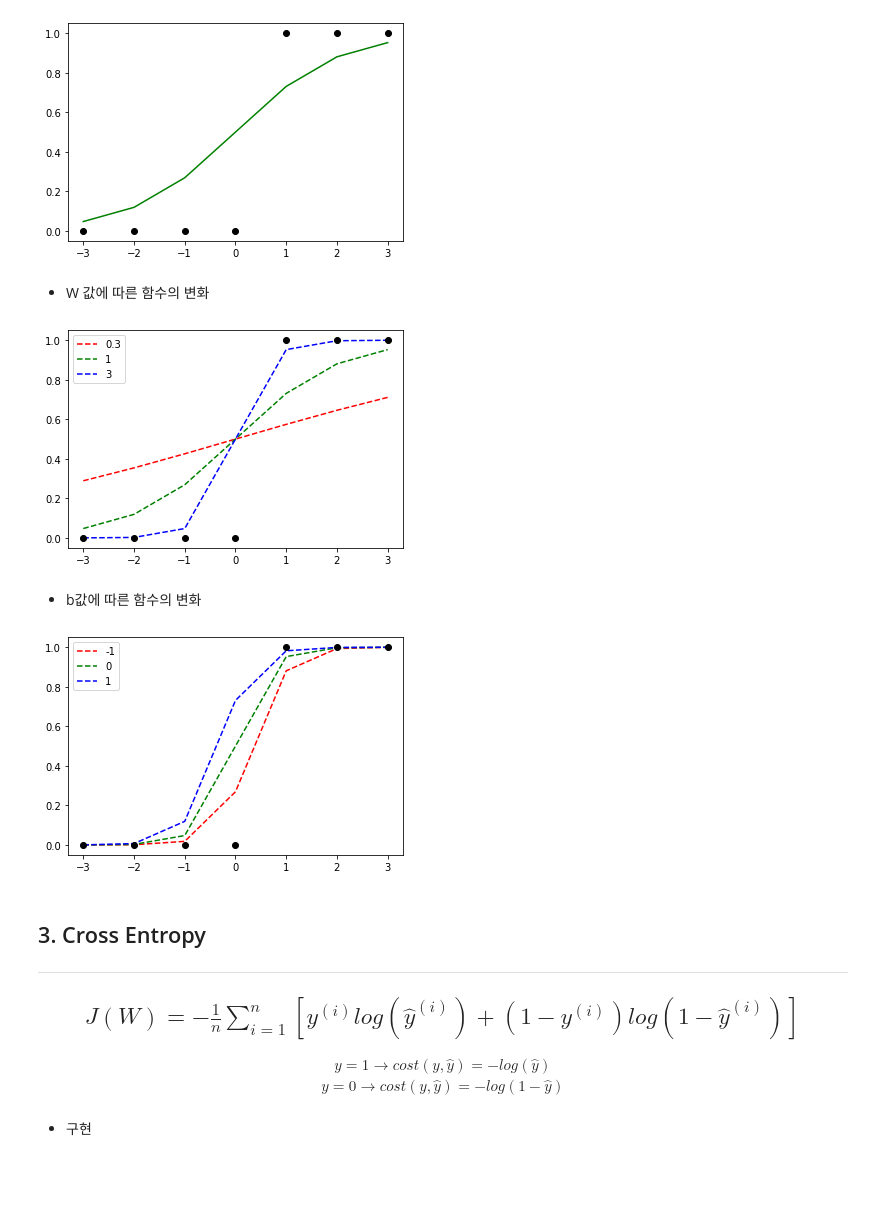
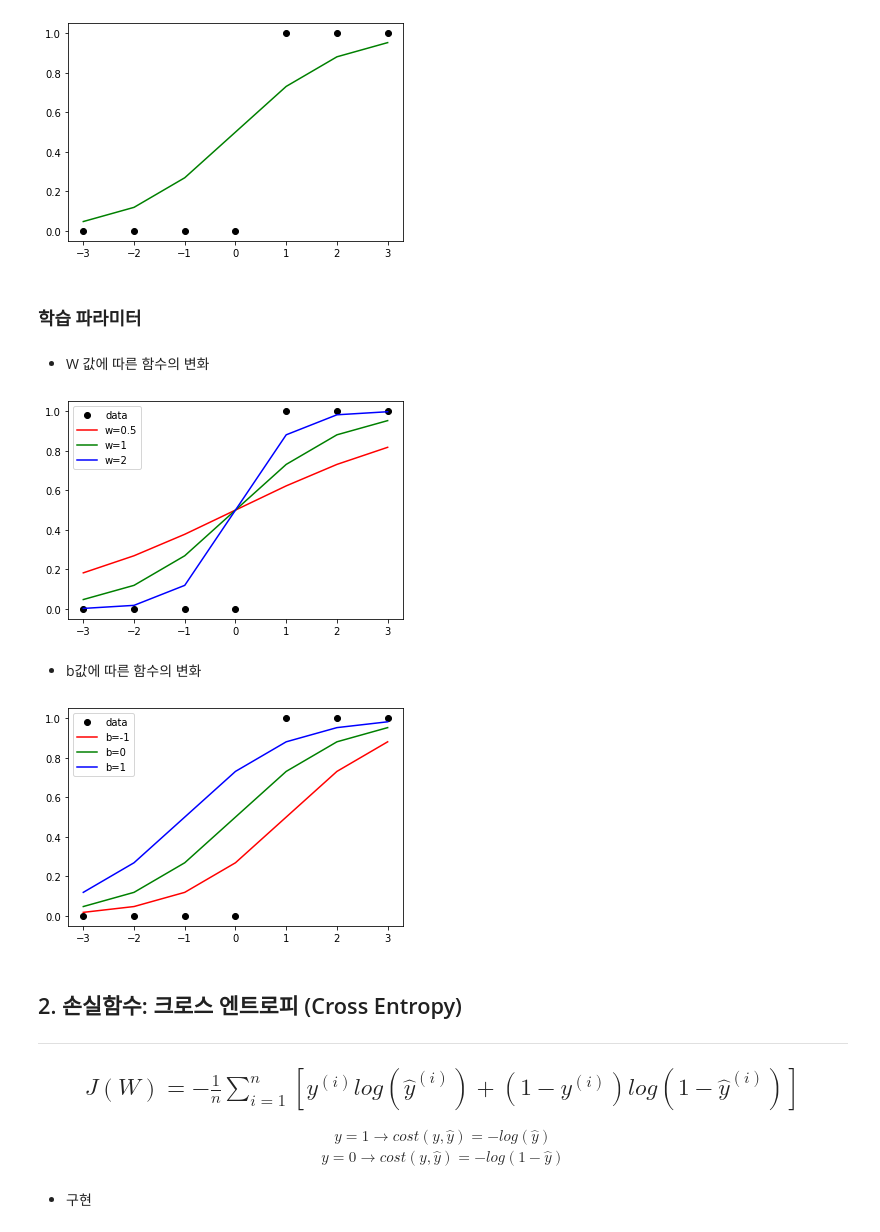
Before and after one commit to josooik/Lecture_deeplearning_basic, a Jupyter notebook: LogisticRegression.ipynb, the cells around one changed output. Saved outputs shown, nothing was run; the diff lists cells and outputs as text; code cells hidden in the pictures; blank space fills up the shorter version.

```diff
--- a/LogisticRegression.ipynb
+++ b/LogisticRegression.ipynb
@@ -45,3 +59,3 @@ plt.plot(x, y)
 # %%
-def regression(x, w=1, b=0):
-  return np.dot(w,x)+b
+def hypothesis(x, w=1, b=0):
+  return sigmoid(np.dot(w,x)+b)
@@ -50,6 +62 @@ def regression(x, w=1, b=0):
-# %%
-def hypothesis(x, w=1, b=0):
-  y = regression(x,w,b)
-  y = sigmoid(y)
-  return y
 # %% [markdown]
@@ -76,39 +92,36 @@ plt.plot(x, y_pred, color='g')
 plt.show()
 # %% [output]
 [figure]
+# %% [markdown]
+### **학습 파라미터**
 # %% [markdown]
 * W 값에 따른 함수의 변화
-# %%
-W_list = [0.3, 1, 3]
-color_list = ['r','g','b']
-
-for W , color in zip(W_list, color_list):
-  y_pred = hypothesis(x, w=W)
-  plt.plot(x, y_pred, 'r', linestyle='--', color=color)
-plt.legend(W_list)
-
-plt.plot(x, y , marker='o', linestyle='', color='k')
-plt.show()
-# %% [output]
-[figure, removed]
+# %%
+plt.plot(x, y , marker='o', linestyle='', color='k')
+
+plt.plot(x, hypothesis(x, w=0.5), color='r')
+plt.plot(x, hypothesis(x, w=1), color='g')
+plt.plot(x, hypothesis(x, w=2), color='b')
+
+plt.legend(['data', 'w=0.5','w=1','w=2'])
+plt.show()
+# %% [output]
+[figure, added]
 # %% [markdown]
 * b값에 따른 함수의 변화
-# %%
-W=3
-b_list = [-1, 0, 1]
-color_list = ['r','g','b']
-
-for b , color in zip(b_list, color_list):
-  y_pred = hypothesis(x, w=W, b=b)
-  plt.plot(x, y_pred, 'r', linestyle='--', color=color)
-plt.legend(b_list)
-
-plt.plot(x, y , marker='o', linestyle='', color='k')
-plt.show()
-# %% [output]
-[figure, removed]
+# %%
+plt.plot(x, y , marker='o', linestyle='', color='k')
+
+plt.plot(x, hypothesis(x, b=-1), color='r')
+plt.plot(x, hypothesis(x, b=0), color='g')
+plt.plot(x, hypothesis(x, b=1), color='b')
+
+plt.legend(['data', 'b=-1','b=0','b=1'])
+plt.show()
+# %% [output]
+[figure, added]
 # %% [markdown]
-## 3. Cross Entropy
+## 2. 손실함수: 크로스 엔트로피 (Cross Entropy)
 ---
 
 </br>
```
Also changed, not shown: parts of 13 cells of this notebook.
